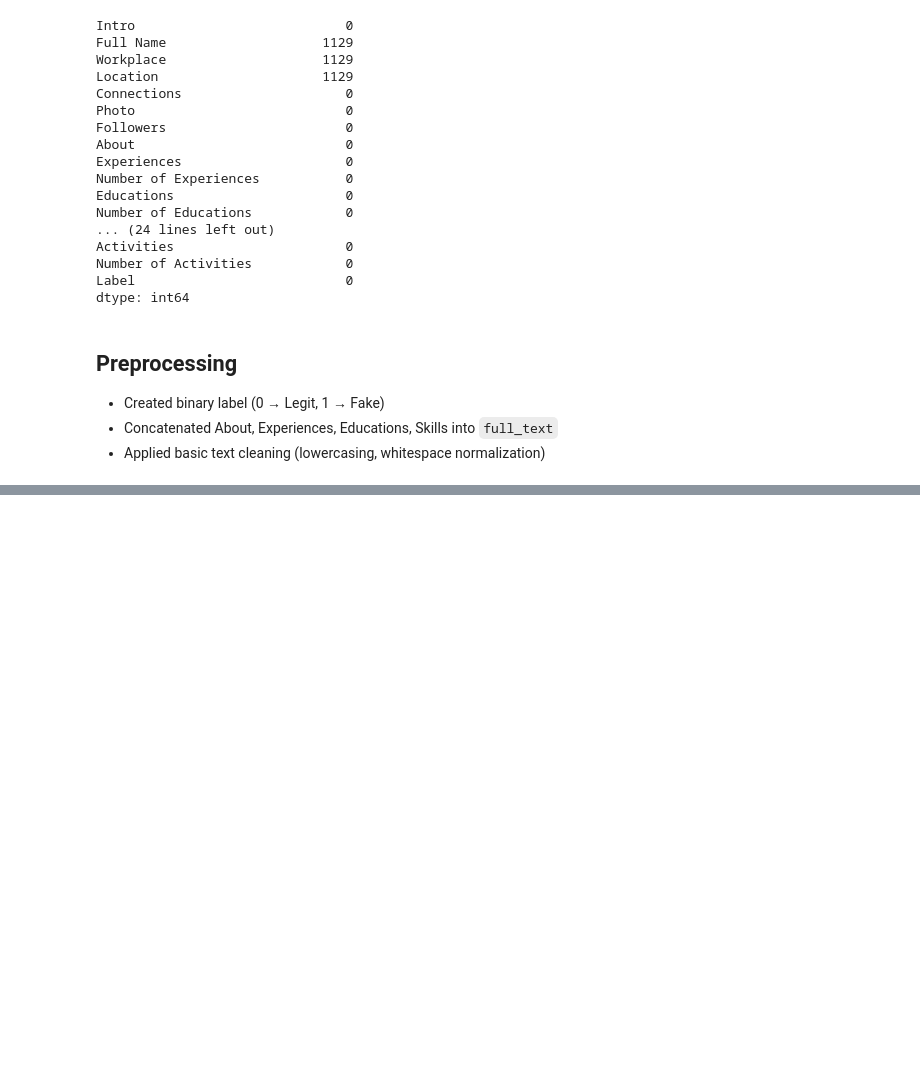
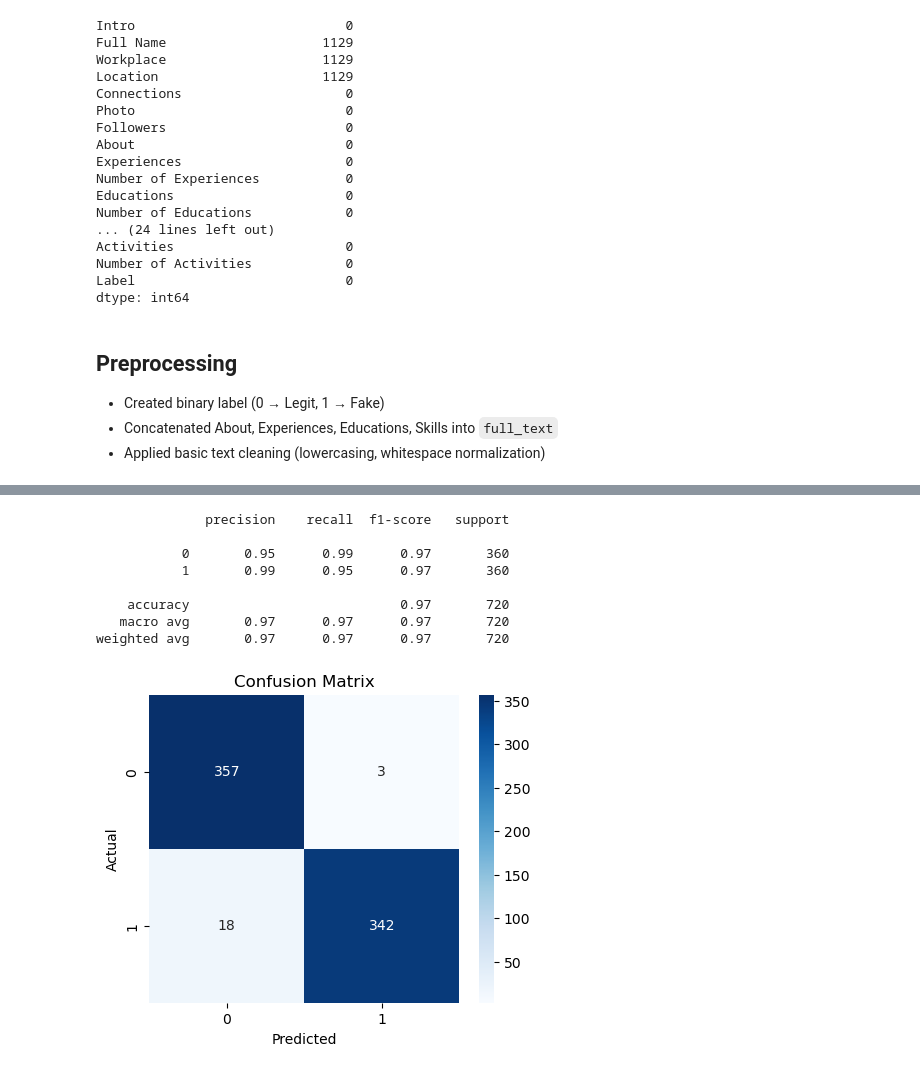
Before and after one commit to Aasthap3/Fake_LinkedIn_Profile_Detection, a Jupyter notebook: notebooks/01_Data_Exploration.ipynb, the cells around one changed output, grey strips where cells are left out. Cells and saved outputs as stored; diff of their text form; code cells hidden in the pictures; blank space fills up the shorter version.

Commit message:
Implemented train-test split with stratification, Trained baseline Logistic Regression model, and Added model evaluation metrics and confusion matrix

```diff
--- a/notebooks/01_Data_Exploration.ipynb
+++ b/notebooks/01_Data_Exploration.ipynb
@@ -90,0 +95,10 @@ df["full_text"] = df["full_text"].apply(clean_text)
+# %%
+from sklearn.model_selection import train_test_split
+
+X_train, X_test, y_train, y_test = train_test_split(
+    df["full_text"],
+    df["binary_label"],
+    test_size=0.2,
+    stratify=df["binary_label"],
+    random_state=42
+)
@@ -90,0 +109,6 @@ df["full_text"] = df["full_text"].apply(clean_text)
+# %%
+from sklearn.feature_extraction.text import TfidfVectorizer
+
+vectorizer = TfidfVectorizer(max_features=5000, stop_words="english")
+X_train_tfidf = vectorizer.fit_transform(X_train)
+X_test_tfidf = vectorizer.transform(X_test)
@@ -90,0 +118,6 @@ df["full_text"] = df["full_text"].apply(clean_text)
+# %%
+from sklearn.linear_model import LogisticRegression
+
+model = LogisticRegression(max_iter=1000)
+model.fit(X_train_tfidf, y_train)
+predictions = model.predict(X_test_tfidf)
@@ -90,0 +129,24 @@ df["full_text"] = df["full_text"].apply(clean_text)
+# %%
+from sklearn.metrics import classification_report, confusion_matrix
+import seaborn as sns
+import matplotlib.pyplot as plt
+
+print(classification_report(y_test, predictions))
+
+cm = confusion_matrix(y_test, predictions)
+plt.figure(figsize=(5,4))
+sns.heatmap(cm, annot=True, fmt="d", cmap="Blues")
+plt.xlabel("Predicted")
+plt.ylabel("Actual")
+plt.title("Confusion Matrix")
+plt.show()
+# %% [output]
+              precision    recall  f1-score   support
+
+           0       0.95      0.99      0.97       360
+           1       0.99      0.95      0.97       360
+
+    accuracy                           0.97       720
+   macro avg       0.97      0.97      0.97       720
+weighted avg       0.97      0.97      0.97       720
+[figure, added]
```
Also changed, not shown: parts of 5 cells of this notebook.
